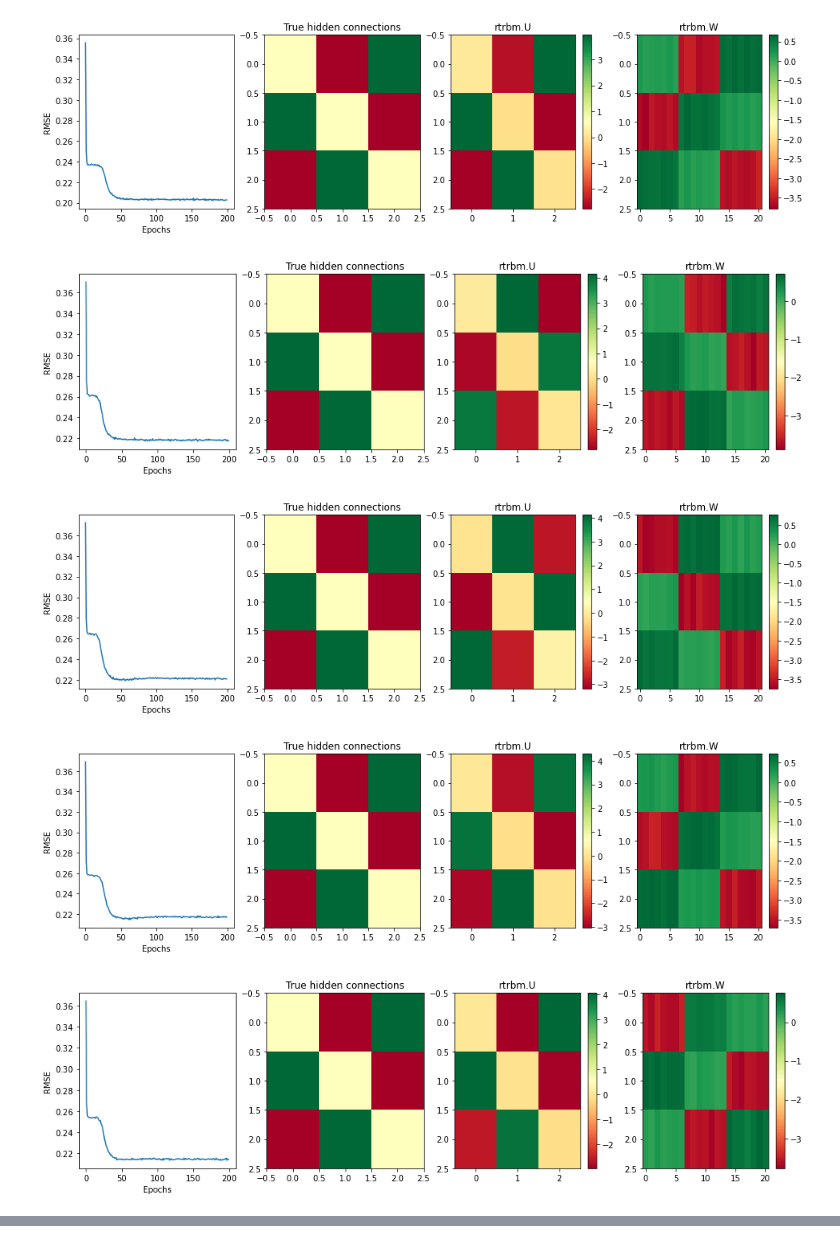
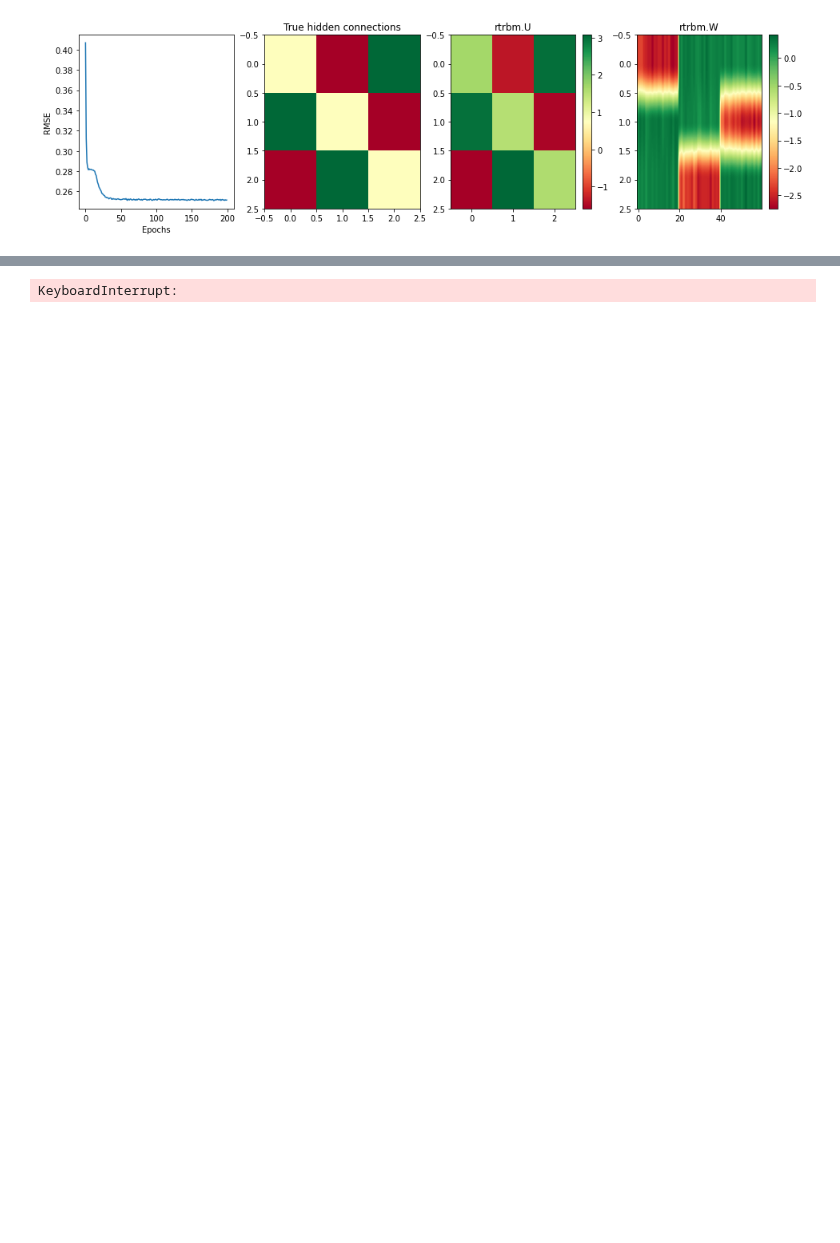
Before and after one commit to casperpeters/intern, a Jupyter notebook: notebooks/Poisson Temporally Connected Data/Reconstructing Temporal Connections.ipynb, the cells around one changed output, grey strips where cells are left out. Drawn from its saved outputs; the diff is of its cells as text; code cells hidden in the pictures; blank space fills up the shorter version.

Commit message:
added reconstructing temporal conn notebooks: 1 run and 10 runs

```diff
--- a/notebooks/Poisson Temporally Connected Data/Reconstructing Temporal Connections.ipynb
+++ b/notebooks/Poisson Temporally Connected Data/Reconstructing Temporal Connections.ipynb
@@ -9,24 +12,23 @@ from boltzmann_machines.cp_rtrbm import RTRBM
 # %%
+n_v = 60
 n_h = 3
-T=35000
-n_batches=1
+T = 50
+n_batches = 500
 delay = 1
-norm = 0.80
 temporal_connections = torch.tensor([
     [0, -1, 1],
     [1, 0, -1],
     [-1, 1, 0]
-]).float()/0.36
+]).float() * 2
 frequency_range = [5, 10]
 phase_range = [0, torch.pi]
 amplitude_range = [0.4, 0.5]
 gaus = PoissonTimeShiftedData(
-    neurons_per_population=20,
-    n_populations=n_h,
-    n_batches=n_batches, time_steps_per_batch=T,
+    neurons_per_population=n_v//n_h, n_populations=n_h, n_batches=n_batches, time_steps_per_batch=T,
     fr_mode='gaussian', delay=delay, temporal_connections=temporal_connections, norm=1,
-    frequency_range=frequency_range, amplitude_range=amplitude_range, phase_range=phase_range)
+    frequency_range=frequency_range, amplitude_range=amplitude_range, phase_range=phase_range
+)
 
-axes = gaus.plot_stats(T=100)
+axes = gaus.plot_stats()
 plt.show()
 # %% [output]
@@ -34,41 +36,49 @@ plt.show()
 # %%
-rtrbm_list = []
+n_v = 60
+n_h = 3
+T = 50
+n_batches = 500
+delay = 1
+temporal_connections = torch.tensor([
+    [0, -1, 1],
+    [1, 0, -1],
+    [-1, 1, 0]
+]).float() * 2
+frequency_range = [5, 10]
+phase_range = [0, torch.pi]
+amplitude_range = [0.4, 0.5]
+
+rtrbm_list, train_list, test_list = [], [], []
 n_runs = 10
 for i in range(n_runs):
     gaus = PoissonTimeShiftedData(
-        neurons_per_population=7,
-        n_populations=n_h,
-        n_batches=n_batches, time_steps_per_batch=T,
+        neurons_per_population=n_v//n_h, n_populations=n_h, n_batches=n_batches, time_steps_per_batch=T,
         fr_mode='gaussian', delay=delay, temporal_connections=temporal_connections, norm=1,
-        frequency_range=frequency_range, amplitude_range=amplitude_range, phase_range=phase_range)
+        frequency_range=frequency_range, amplitude_range=amplitude_range, phase_range=phase_range
+    )
 
-    data = reshape(gaus.data[..., 0], T=100, n_batches=350)
-    train, test = data[..., :280], data[..., 280:]
+    train, test = gaus.data[..., :400], gaus.data[..., 400:]
 
     rtrbm_gaus = RTRBM(train, N_H=n_h, device="cpu")
     rtrbm_gaus.learn(batch_size=10, n_epochs=200, max_lr=1e-3, min_lr=8e-4, lr_schedule='geometric_decay', CDk=10, mom=0.6, wc=0.0002, sp=0, x=1)
 
-    W, U = shuffle_back(rtrbm_gaus.W, rtrbm_gaus.U, gaus.temporal_connections)
-
     rtrbm_list += [rtrbm_gaus]
+    train_list += [train]
+    test_list += [test]
 
     fig, ax = plt.subplots(1, 4, figsize=(16, 4))
     ax[0].plot(rtrbm_gaus.errors)
     ax[0].set_xlabel('Epochs')
     ax[0].set_ylabel('RMSE')
     ax[1].imshow(gaus.temporal_connections, aspect='auto', cmap=plt.get_cmap('RdYlGn'))
     ax[1].set_title('True hidden connections')
-    cm = ax[2].imshow(U, aspect='auto', cmap=plt.get_cmap('RdYlGn'))
+    cm = ax[2].imshow(rtrbm_gaus.U, aspect='auto', cmap=plt.get_cmap('RdYlGn'))
     fig.colorbar(cm, ax=ax[2])
     ax[2].set_title('rtrbm.U')
-    cm = ax[3].imshow(W, aspect='auto', cmap=plt.get_cmap('RdYlGn'))
+    cm = ax[3].imshow(rtrbm_gaus.W, aspect='auto', cmap=plt.get_cmap('RdYlGn'))
     fig.colorbar(cm, ax=ax[3])
     ax[3].set_title('rtrbm.W')
 
     plt.show()
 # %% [output]
-[figure, old version]
+[figure, new version]
-[figure, removed]
-[figure, removed]
-[figure, removed]
-[figure, removed]
@@ -79,0 +85 @@ for i in range(n_runs):
+KeyboardInterrupt:
```
Also changed, not shown: parts of 35 cells of this notebook, 1 other file.
